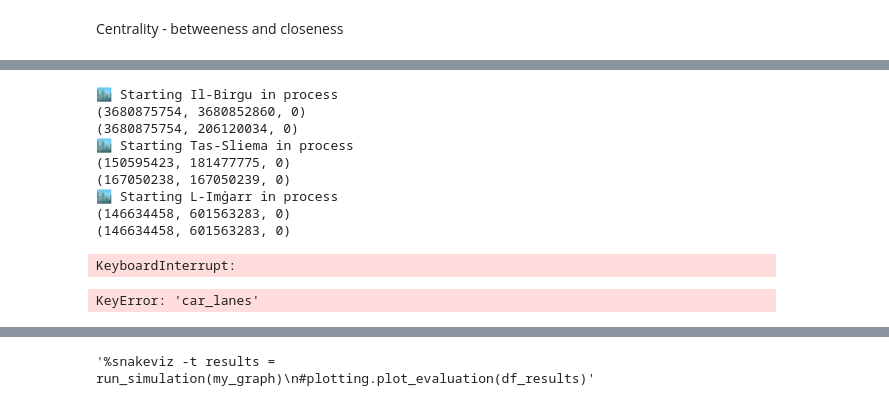
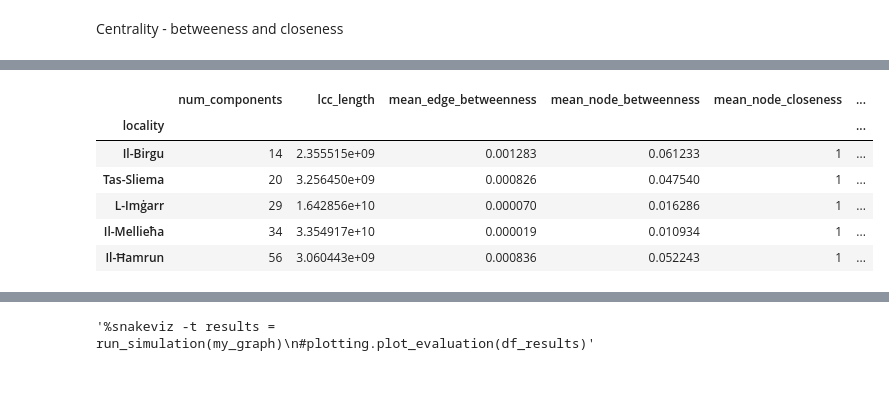
Before and after one commit to Matthew-Pirotta/FYP-OpenPaths, a Jupyter notebook: Code/main.ipynb, the cells around one changed output, grey strips where cells are left out. Saved outputs shown, nothing was run; the diff lists cells and outputs as text; code cells hidden in the pictures.

```diff
--- a/Code/main.ipynb
+++ b/Code/main.ipynb
@@ -66,7 +70,6 @@ ox.io.save_graphml(G_master, filepath=GRAPH_PATH)
 # %% [markdown]
 # Load mastergraph
 # %%
-#TODO problem with risk_factor
 G_master = ox.io.load_graphml(
     filepath=GRAPH_PATH,
     edge_dtypes={
@@ -81,6 +84,9 @@ G_master = ox.io.load_graphml(
     node_dtypes={
         "elevation": float
     })
+
+gdf_localities_proj = pd.read_pickle("../Data/gdf_localities_proj.pkl")
+gdf_regions_proj = pd.read_pickle("../Data/gdf_regions_proj.pkl")
 # %% [markdown]
 # Network Inspection
 # %% [markdown]
@@ -263,17 +249,12 @@ G_master[3680875754][3680852860][0]
 # %%
-%snakeviz -t df_results = optimising_network.run_global_serial(G_master=G_master, subgraphs=subgraphs, n_iterations=2, max_workers=None)
+#%snakeviz -t
+df_results = graph_optimisation.run_global_parallel(G_master=G_master, subgraphs=subgraphs, n_iterations=2, max_workers=None)
+df_results.head()
 # %% [output]
-🏙️ Starting Il-Birgu in process
-(3680875754, 3680852860, 0)
-(3680875754, 206120034, 0)
-🏙️ Starting Tas-Sliema in process
-(150595423, 181477775, 0)
-(167050238, 167050239, 0)
-🏙️ Starting L-Imġarr in process
-(146634458, 601563283, 0)
-(146634458, 601563283, 0)
-KeyboardInterrupt:
+|  | num_components | lcc_length | mean_edge_betweenness | mean_node_betweenness | mean_node_closeness | ... |
+| locality |  |  |  |  |  | ... |
+| Il-Birgu | 14 | 2.355515e+09 | 0.001283 | 0.061233 | 1 | ... |
+| Tas-Sliema | 20 | 3.256450e+09 | 0.000826 | 0.047540 | 1 | ... |
+| L-Imġarr | 29 | 1.642856e+10 | 0.000070 | 0.016286 | 1 | ... |
+| Il-Mellieħa | 34 | 3.354917e+10 | 0.000019 | 0.010934 | 1 | ... |
+| Il-Ħamrun | 56 | 3.060443e+09 | 0.000836 | 0.052243 | 1 | ... |
-# %%
-"df_results = optimising_network.run_global_parallel(G_master=G_master, subgraphs=subgraphs, n_iterations=2, max_workers=None)"
-# %% [output]
-KeyError: 'car_lanes'
```
Also changed, not shown: parts of 5 cells of this notebook, 4 other files.
